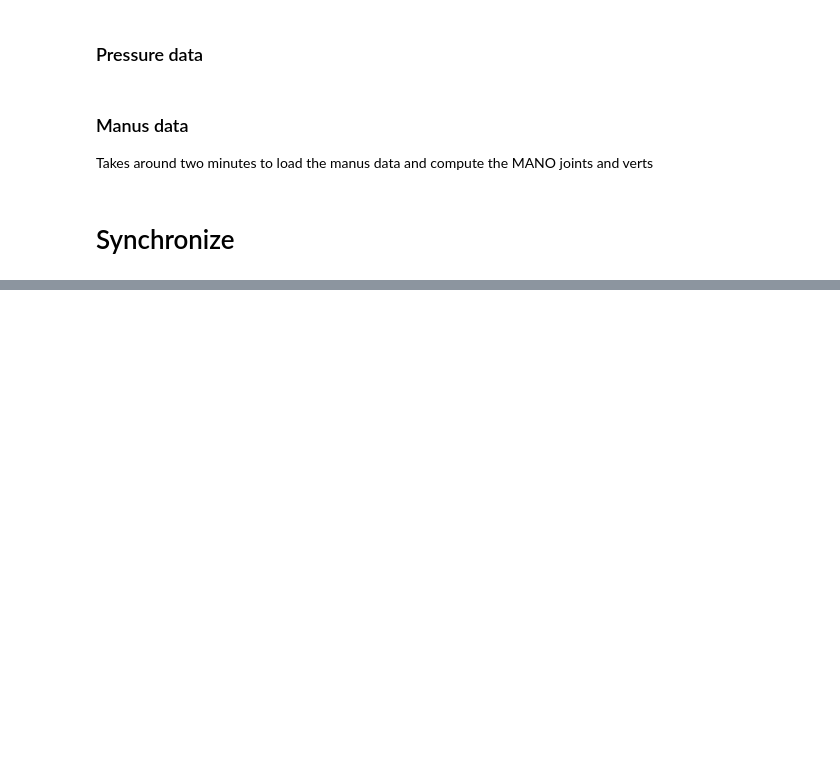
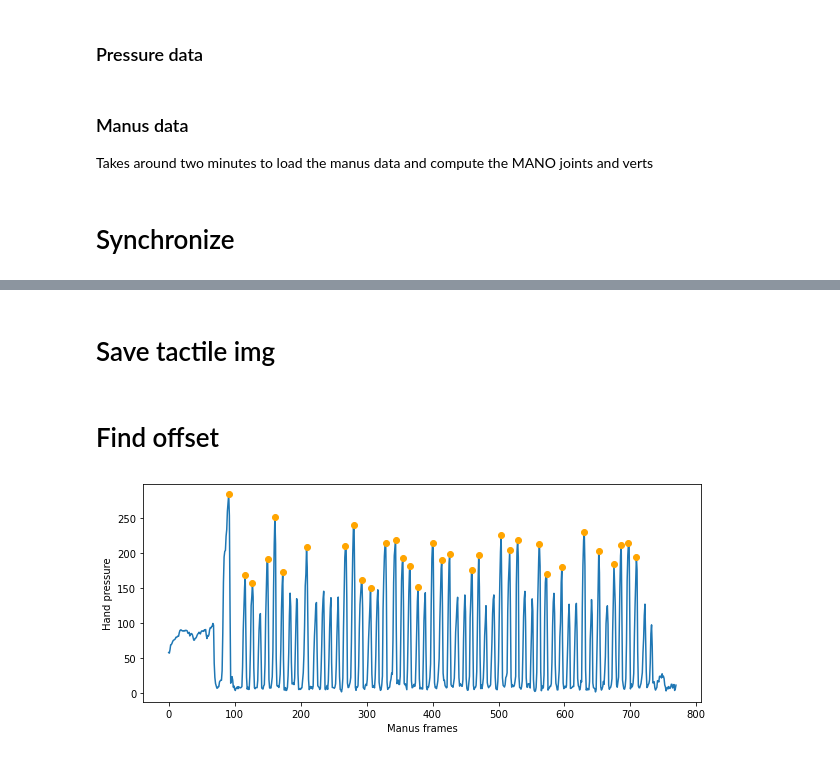
Before and after one commit to lucas-ventura/tactile2object, a Jupyter notebook: intrinsics_extrinsics/synchronize.ipynb, the cells around one changed output, grey strips where cells are left out. Cells and saved outputs as stored; diff of their text form; code cells hidden in the pictures; blank space fills up the shorter version.

```diff
--- a/intrinsics_extrinsics/synchronize.ipynb
+++ b/intrinsics_extrinsics/synchronize.ipynb
@@ -132,0 +105,2 @@ int(avg_timestamps[0])
+# %% [markdown]
+# Save tactile img
@@ -132,0 +119,6 @@ int(avg_timestamps[0])
+# %% [markdown]
+# Find offset
+# %%
+pressure.plot_peaks()
+# %% [output]
+[figure, added]
```
Also changed, not shown: parts of 19 cells of this notebook.
